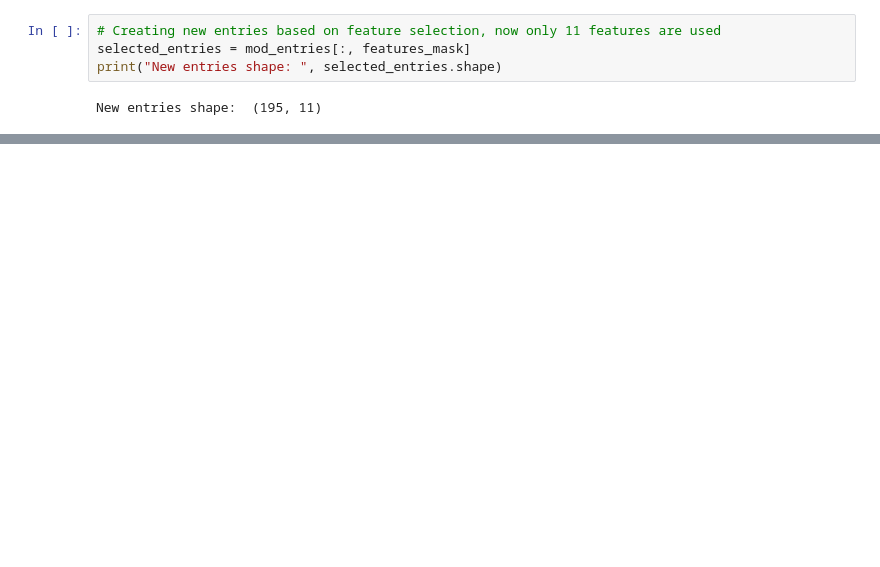
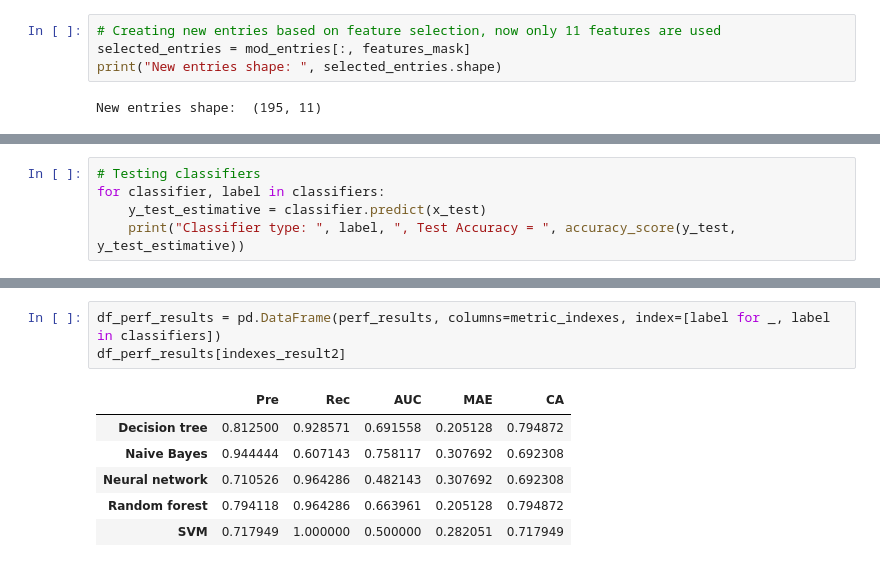
Before and after one commit to cleversonahum/parkinson_diagnosis_ml, a Jupyter notebook: parkinson_diagnosis.ipynb, the cells around one changed output, grey strips where cells are left out. Saved outputs shown, nothing was run; the diff lists cells and outputs as text; blank space fills up the shorter version.

```diff
--- a/parkinson_diagnosis.ipynb
+++ b/parkinson_diagnosis.ipynb
@@ -451,0 +558,5 @@ New entries shape:  (195, 11)
+# %%
+# Testing classifiers
+for classifier, label in classifiers:
+    y_test_estimative = classifier.predict(x_test)
+    print("Classifier type: ", label, ", Test Accuracy = ", accuracy_score(y_test, y_test_estimative))
@@ -451,0 +617,10 @@ New entries shape:  (195, 11)
+# %%
+df_perf_results = pd.DataFrame(perf_results, columns=metric_indexes, index=[label for _, label in classifiers])
+df_perf_results[indexes_result2]
+# %% [output]
+|  | Pre | Rec | AUC | MAE | CA |
+| Decision tree | 0.812500 | 0.928571 | 0.691558 | 0.205128 | 0.794872 |
+| Naive Bayes | 0.944444 | 0.607143 | 0.758117 | 0.307692 | 0.692308 |
+| Neural network | 0.710526 | 0.964286 | 0.482143 | 0.307692 | 0.692308 |
+| Random forest | 0.794118 | 0.964286 | 0.663961 | 0.205128 | 0.794872 |
+| SVM | 0.717949 | 1.000000 | 0.500000 | 0.282051 | 0.717949 |
```
Also changed, not shown: parts of 25 cells of this notebook.
